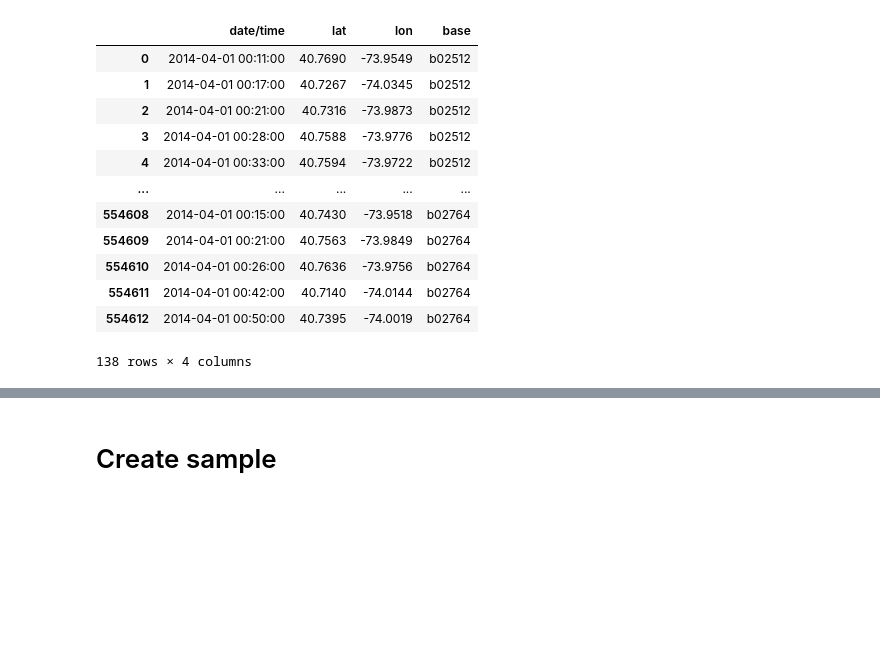
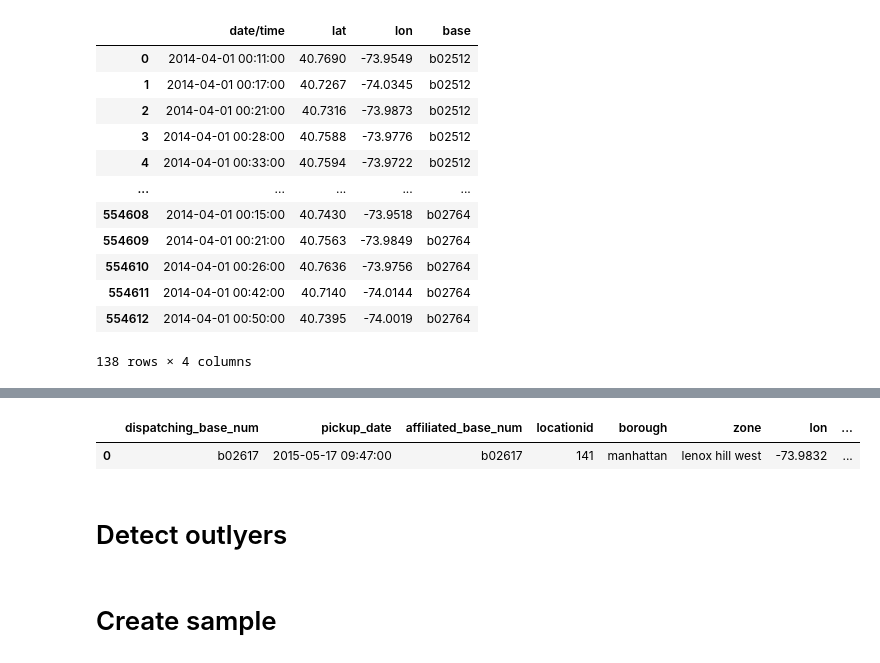
Before and after one commit to LN-Nb/UBER_PICKUPS, a Jupyter notebook: 03-Uber_Pickups_eda.ipynb, the cells around one changed output, grey strips where cells are left out. Saved outputs shown, nothing was run; the diff lists cells and outputs as text; code cells hidden in the pictures; blank space fills up the shorter version.

```diff
--- a/03-Uber_Pickups_eda.ipynb
+++ b/03-Uber_Pickups_eda.ipynb
@@ -303,0 +349,4 @@ raw_2014[['base', 'lon', 'lat']].to_csv("data/bases.csv", index=False)
+# %%
+raw_2015 = raw_2015.merge(bases[["base", "lon", "lat"]], left_on="dispatching_base_num", right_on="base", how="left").drop(columns="base")
+print(raw_2015[["dispatching_base_num", "lon", "lat"]])
+print(raw_2015[["lon", "lat"]])
@@ -304,3 +371,10 @@ raw_2014[['base', 'lon', 'lat']].to_csv("data/bases.csv", index=False)
+# %%
+raw_2015.head(1)
+# %% [output]
+|  | dispatching_base_num | pickup_date | affiliated_base_num | locationid | borough | zone | lon | ... |
+| 0 | b02617 | 2015-05-17 09:47:00 | b02617 | 141 | manhattan | lenox hill west | -73.9832 | ... |
+# %% [markdown]
+# Detect outlyers
 # %% [markdown]
 # Create sample
 # %%
```
Also changed, not shown: parts of 15 cells of this notebook.
